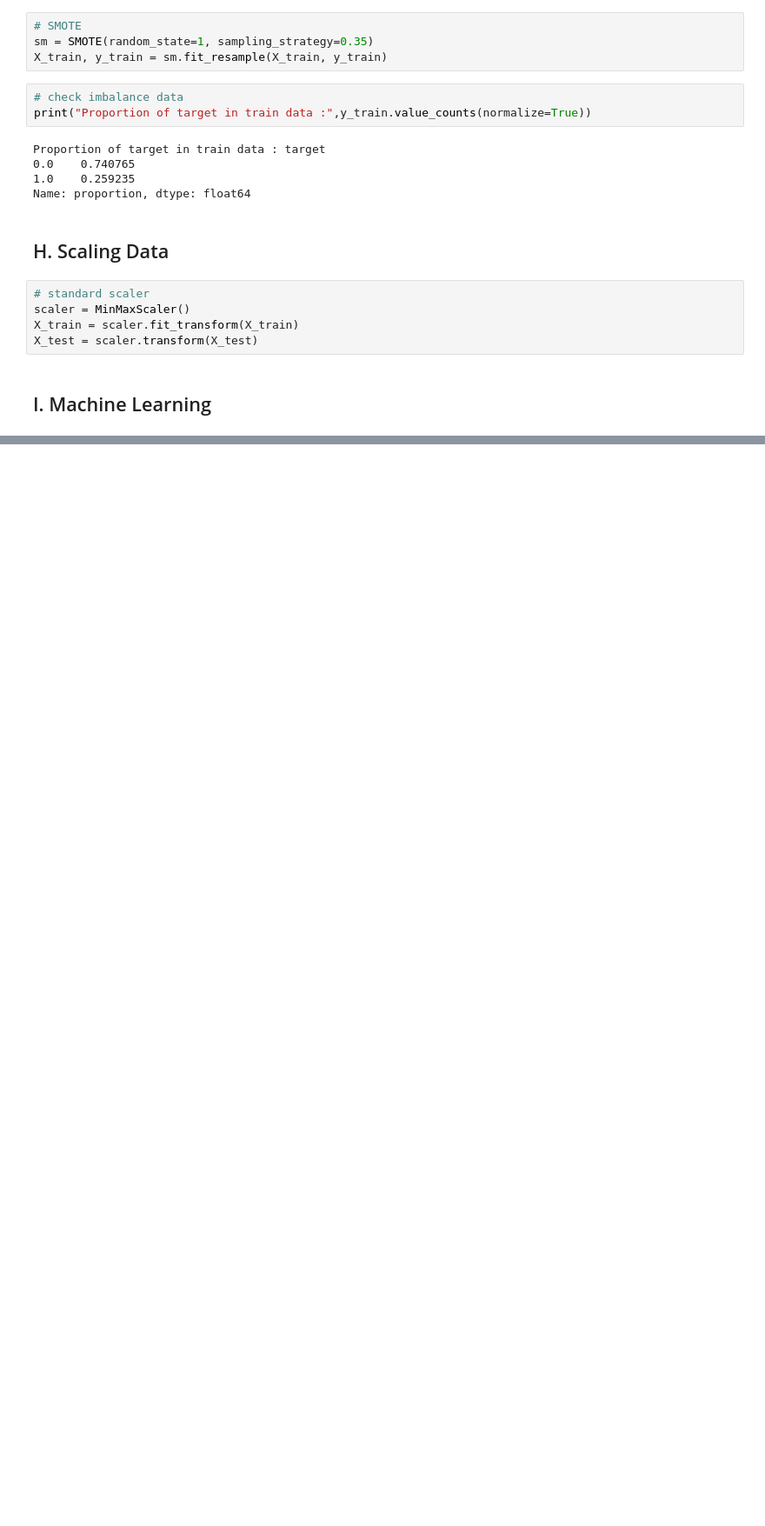
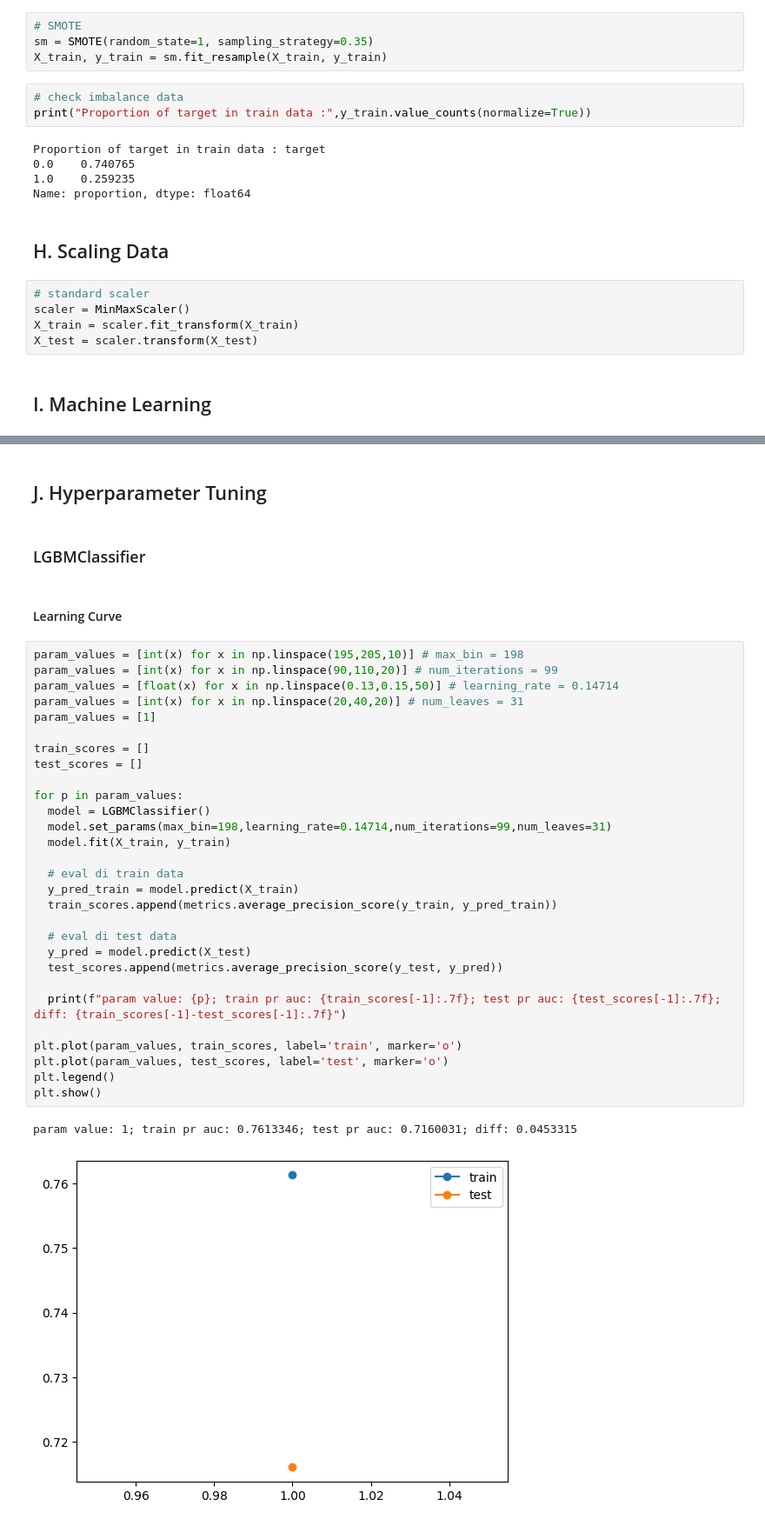
Before and after one commit to MN-Atthoriq/Data-Science-Project_HR-Analytics-Job-Change-of-Data-Scientist, a Jupyter notebook: 2_Data-Preprocessing_and_ML_Stage-2.ipynb, the cells around one changed output, grey strips where cells are left out. Shown at 87% size. Drawn from its saved outputs; the diff is of its cells as text; blank space fills up the shorter version.

Commit message:
revise EDA.ipynb for data visualization, add hyperparameter tuning and feature importance for Data-Prerprocessing_and_ML.ipynb, revise requirement.txt

```diff
--- a/2_Data-Preprocessing_and_ML_Stage-2.ipynb
+++ b/2_Data-Preprocessing_and_ML_Stage-2.ipynb
@@ -379,0 +371,38 @@ Learning rate set to 0.032867
+# %% [markdown]
+## J. Hyperparameter Tuning
+# %% [markdown]
+### LGBMClassifier
+# %% [markdown]
+#### Learning Curve
+# %%
+param_values = [int(x) for x in np.linspace(195,205,10)] # max_bin = 198
+param_values = [int(x) for x in np.linspace(90,110,20)] # num_iterations = 99
+param_values = [float(x) for x in np.linspace(0.13,0.15,50)] # learning_rate = 0.14714
+param_values = [int(x) for x in np.linspace(20,40,20)] # num_leaves = 31
+param_values = [1]
+
+train_scores = []
+test_scores = []
+
+for p in param_values:
+  model = LGBMClassifier()
+  model.set_params(max_bin=198,learning_rate=0.14714,num_iterations=99,num_leaves=31)
+  model.fit(X_train, y_train)
+
+  # eval di train data
+  y_pred_train = model.predict(X_train)
+  train_scores.append(metrics.average_precision_score(y_train, y_pred_train))
+
+  # eval di test data
+  y_pred = model.predict(X_test)
+  test_scores.append(metrics.average_precision_score(y_test, y_pred))
+
+  print(f"param value: {p}; train pr auc: {train_scores[-1]:.7f}; test pr auc: {test_scores[-1]:.7f}; diff: {train_scores[-1]-test_scores[-1]:.7f}")
+
+plt.plot(param_values, train_scores, label='train', marker='o')
+plt.plot(param_values, test_scores, label='test', marker='o')
+plt.legend()
+plt.show()
+# %% [output]
+param value: 1; train pr auc: 0.7613346; test pr auc: 0.7160031; diff: 0.0453315
+[figure, added]
```
Also changed, not shown: parts of 37 cells of this notebook, 1 other file.
